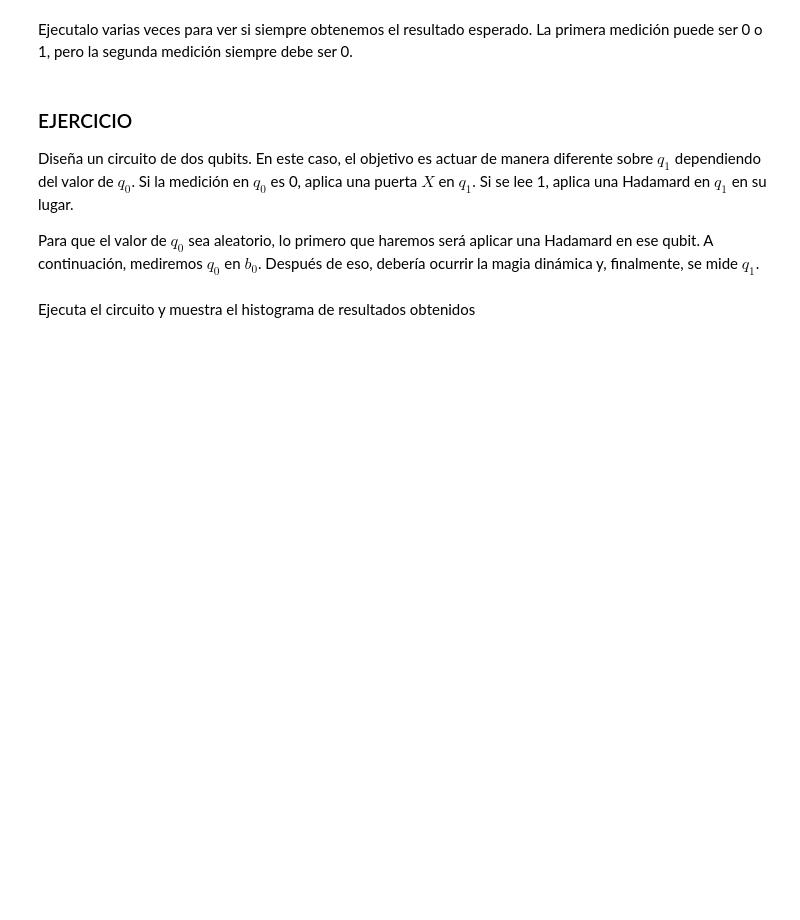
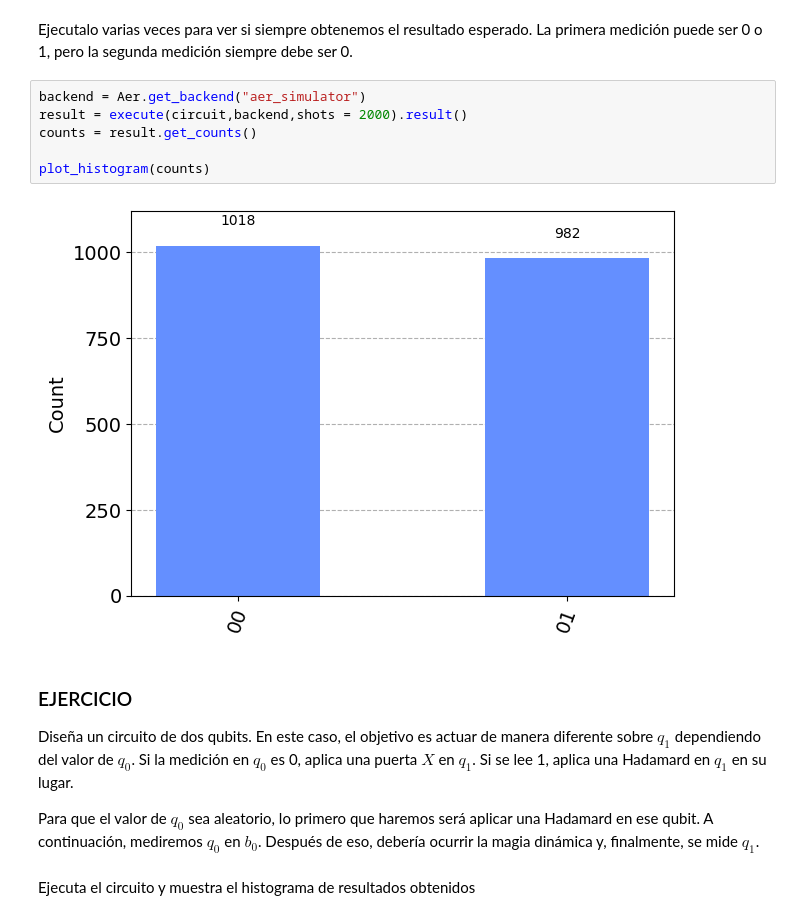
Before and after one commit to Mariomc10/AlgoritmosCuanticos, a Jupyter notebook: 02_circuitos_cuanticos.ipynb, the cells around one changed output. Drawn from its saved outputs; the diff is of its cells as text; blank space fills up the shorter version.

```diff
--- a/02_circuitos_cuanticos.ipynb
+++ b/02_circuitos_cuanticos.ipynb
@@ -541,5 +536,13 @@ Construye un circuito que demuestre la operación de restablecimiento condiciona
 # %% [markdown]
 Ejecutalo varias veces para ver si siempre obtenemos el resultado esperado. La primera medición puede ser 0 o 1, pero la segunda medición siempre debe ser 0.
+# %%
+backend = Aer.get_backend("aer_simulator")
+result = execute(circuit,backend,shots = 2000).result()
+counts = result.get_counts()
+
+plot_histogram(counts)
+# %% [output]
+[figure, added]
 # %% [markdown]
 ### EJERCICIO
 
```
Also changed, not shown: parts of 21 cells of this notebook, 2 other files.
